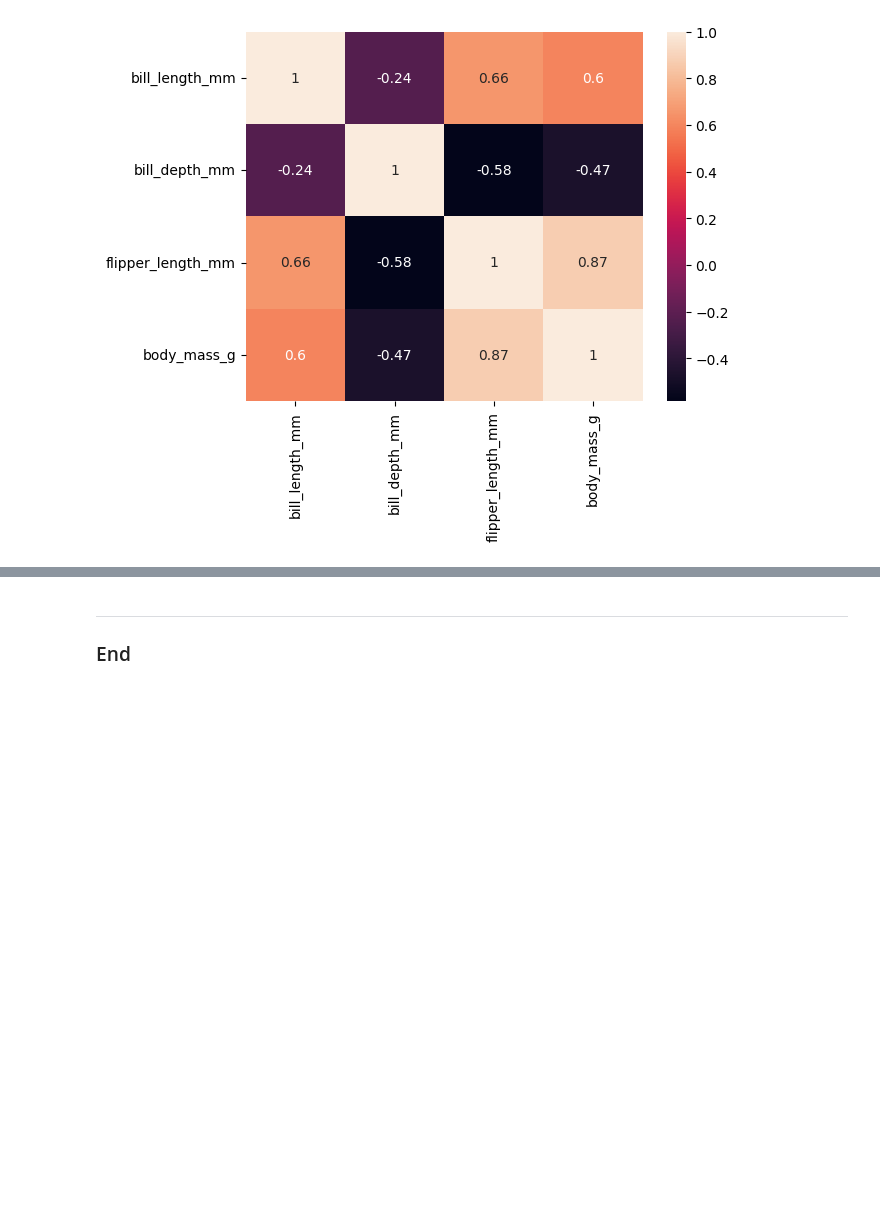
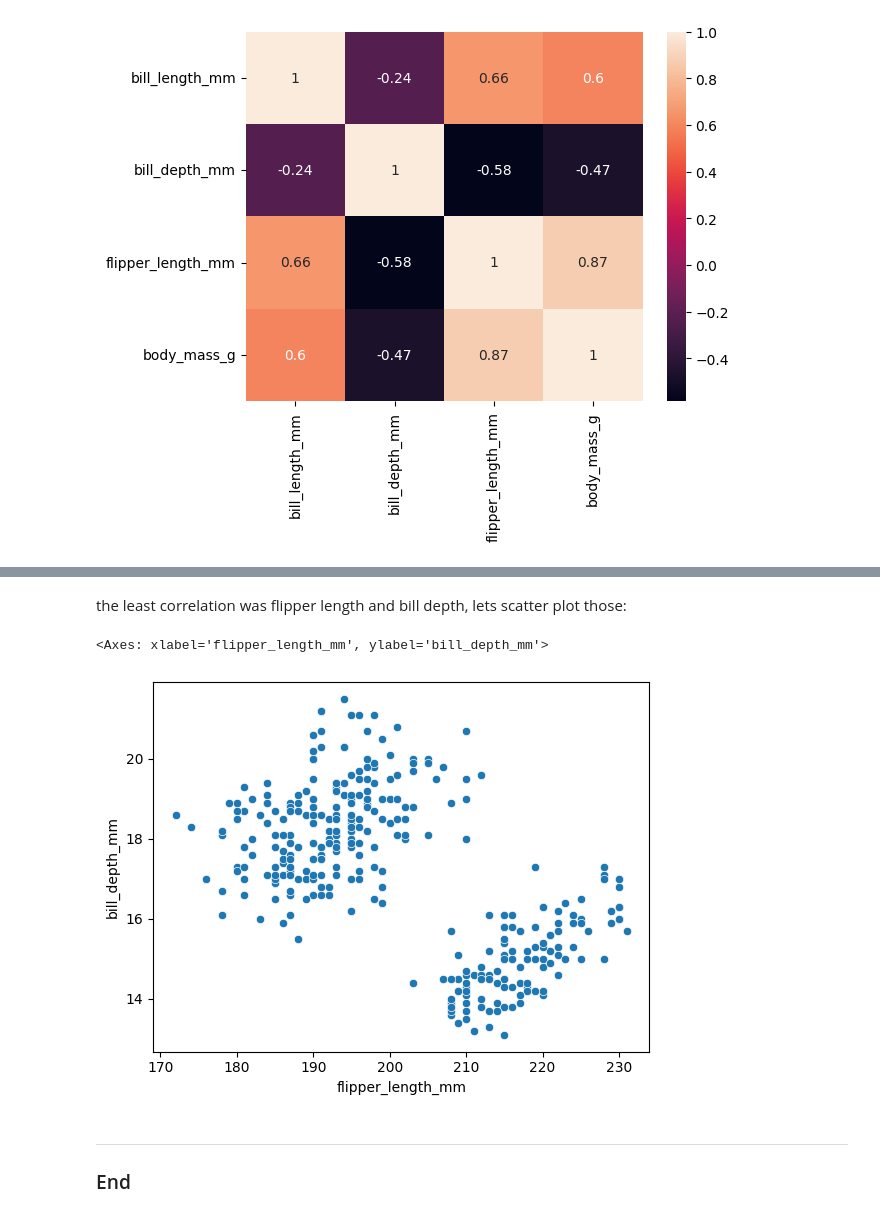
Before and after one commit to holmstead/principles_of_data_analytics, a Jupyter notebook: penguins.ipynb, the cells around one changed output, grey strips where cells are left out. Cells and saved outputs as stored; diff of their text form; code cells hidden in the pictures; blank space fills up the shorter version.

```diff
--- a/penguins.ipynb
+++ b/penguins.ipynb
@@ -306,3 +312,11 @@ The greatest correlation is flipper lengtht to body mass.
+# %% [markdown]
+the least correlation was flipper length and bill depth, lets scatter plot those:
+# %%
+# scatter plot
+sns.scatterplot(df, x='flipper_length_mm', y='bill_depth_mm') #, hue='sex')
+# %% [output]
+<Axes: xlabel='flipper_length_mm', ylabel='bill_depth_mm'>
+[figure, added]
 # %% [markdown]
 ***
 
```
Also changed, not shown: parts of 2 cells of this notebook.
